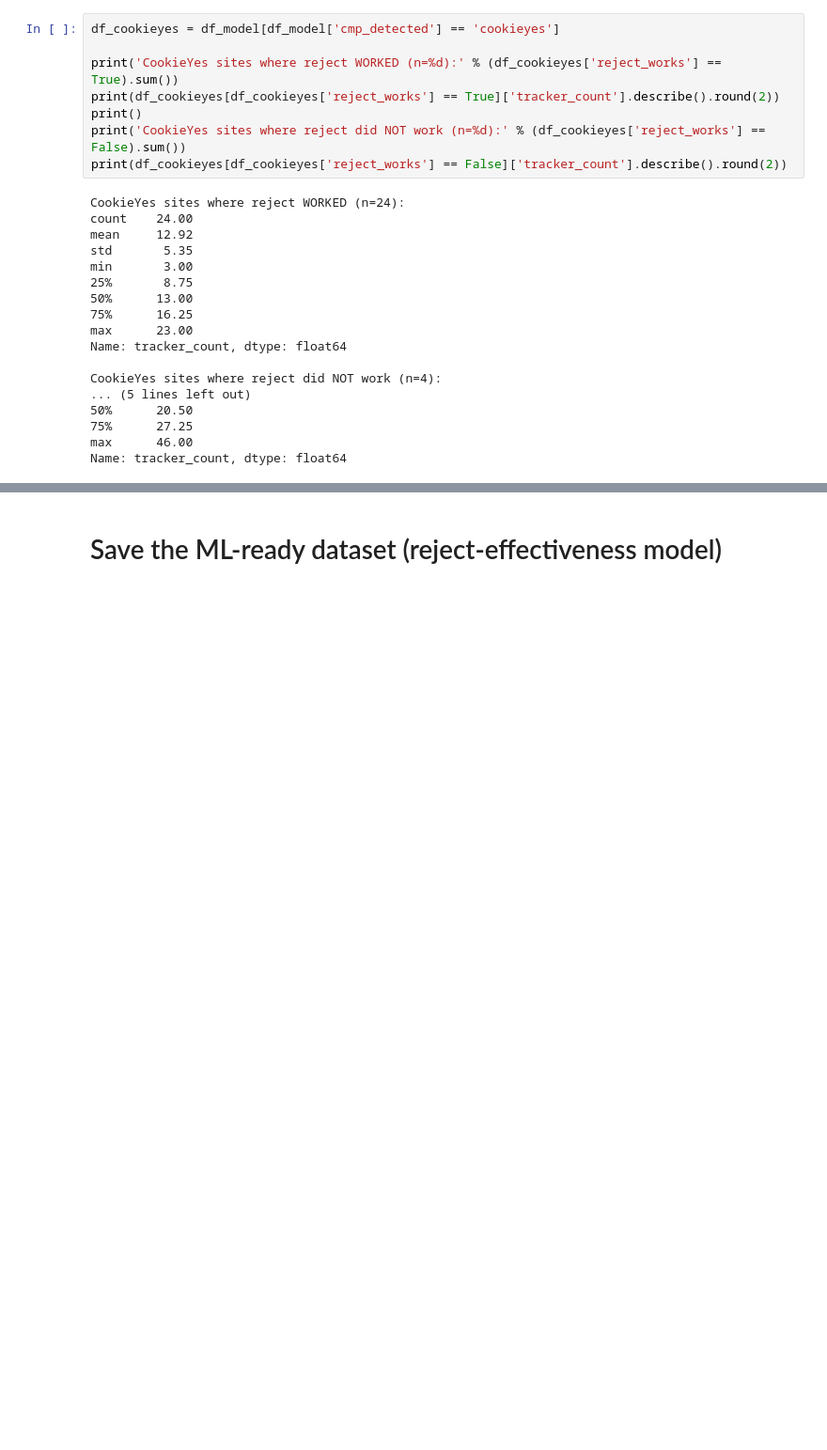
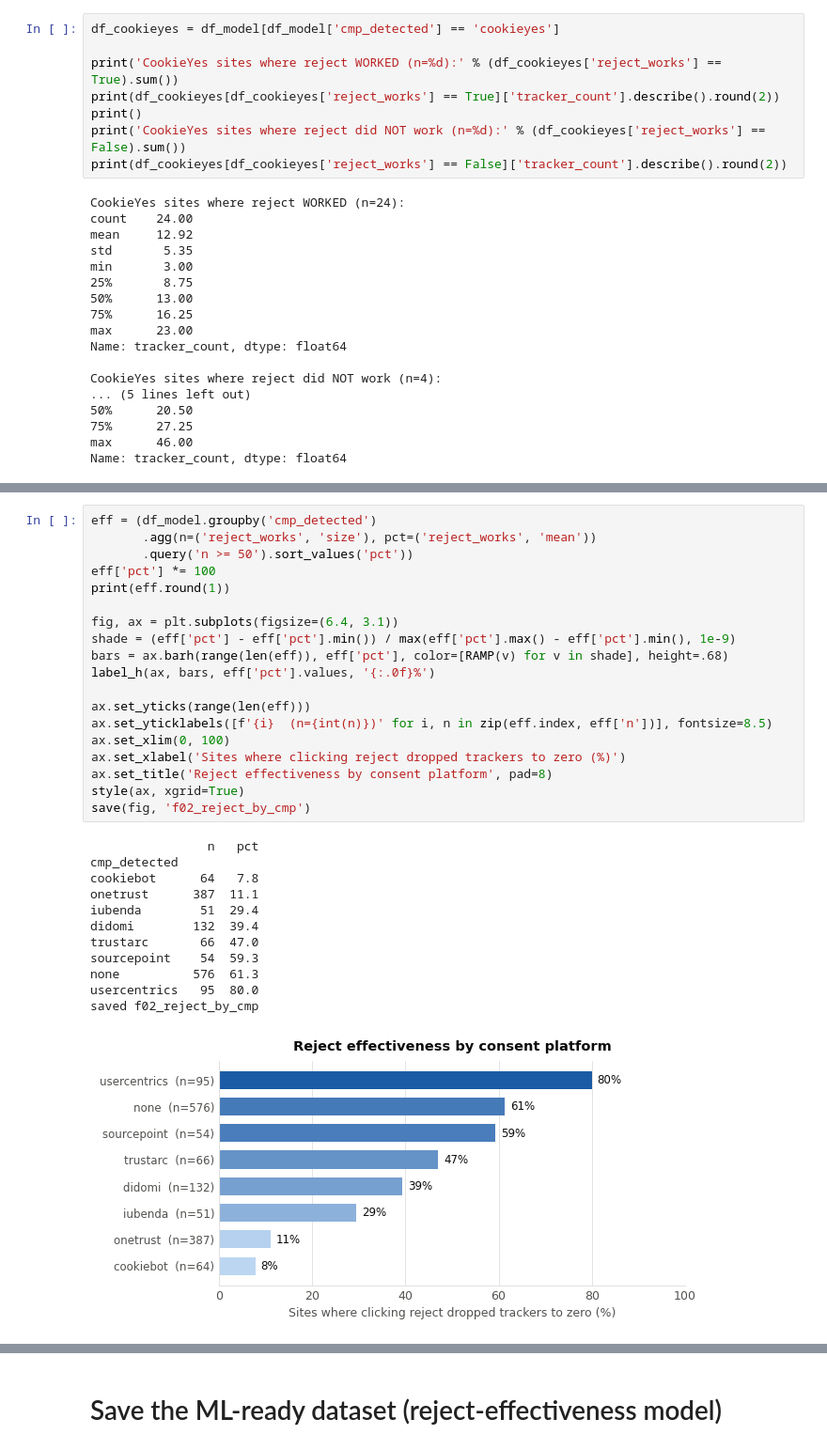
Before and after one commit to mhananem/privacy-compliance-project, a Jupyter notebook: notebooks/04_eda_reject_effectiveness.ipynb, the cells around one changed output, grey strips where cells are left out. Shown at 94% size. Cells and saved outputs as stored; diff of their text form; blank space fills up the shorter version.

```diff
--- a/notebooks/04_eda_reject_effectiveness.ipynb
+++ b/notebooks/04_eda_reject_effectiveness.ipynb
@@ -318,0 +476,32 @@ Name: tracker_count, dtype: float64
+# %%
+eff = (df_model.groupby('cmp_detected')
+       .agg(n=('reject_works', 'size'), pct=('reject_works', 'mean'))
+       .query('n >= 50').sort_values('pct'))
+eff['pct'] *= 100
+print(eff.round(1))
+
+fig, ax = plt.subplots(figsize=(6.4, 3.1))
+shade = (eff['pct'] - eff['pct'].min()) / max(eff['pct'].max() - eff['pct'].min(), 1e-9)
+bars = ax.barh(range(len(eff)), eff['pct'], color=[RAMP(v) for v in shade], height=.68)
+label_h(ax, bars, eff['pct'].values, '{:.0f}%')
+
+ax.set_yticks(range(len(eff)))
+ax.set_yticklabels([f'{i}  (n={int(n)})' for i, n in zip(eff.index, eff['n'])], fontsize=8.5)
+ax.set_xlim(0, 100)
+ax.set_xlabel('Sites where clicking reject dropped trackers to zero (%)')
+ax.set_title('Reject effectiveness by consent platform', pad=8)
+style(ax, xgrid=True)
+save(fig, 'f02_reject_by_cmp')
+# %% [output]
+                n   pct
+cmp_detected
+cookiebot      64   7.8
+onetrust      387  11.1
+iubenda        51  29.4
+didomi        132  39.4
+trustarc       66  47.0
+sourcepoint    54  59.3
+none          576  61.3
+usercentrics   95  80.0
+saved f02_reject_by_cmp
+[figure, added]
```
Also changed, not shown: parts of 29 cells of this notebook, 40 other files.
